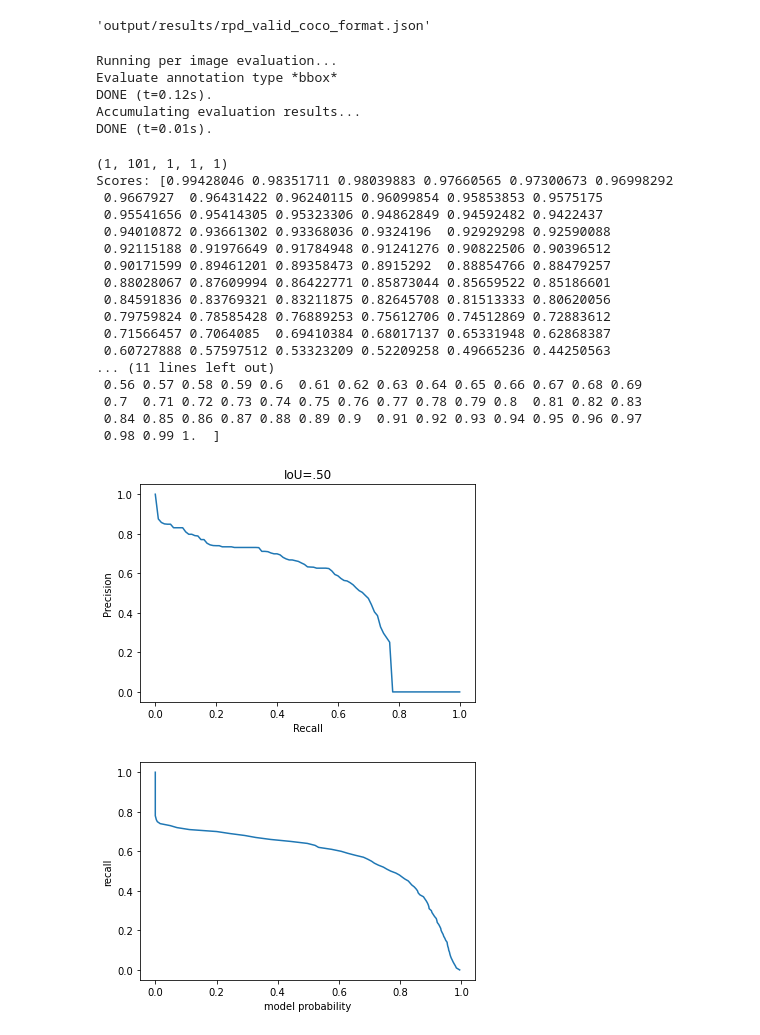
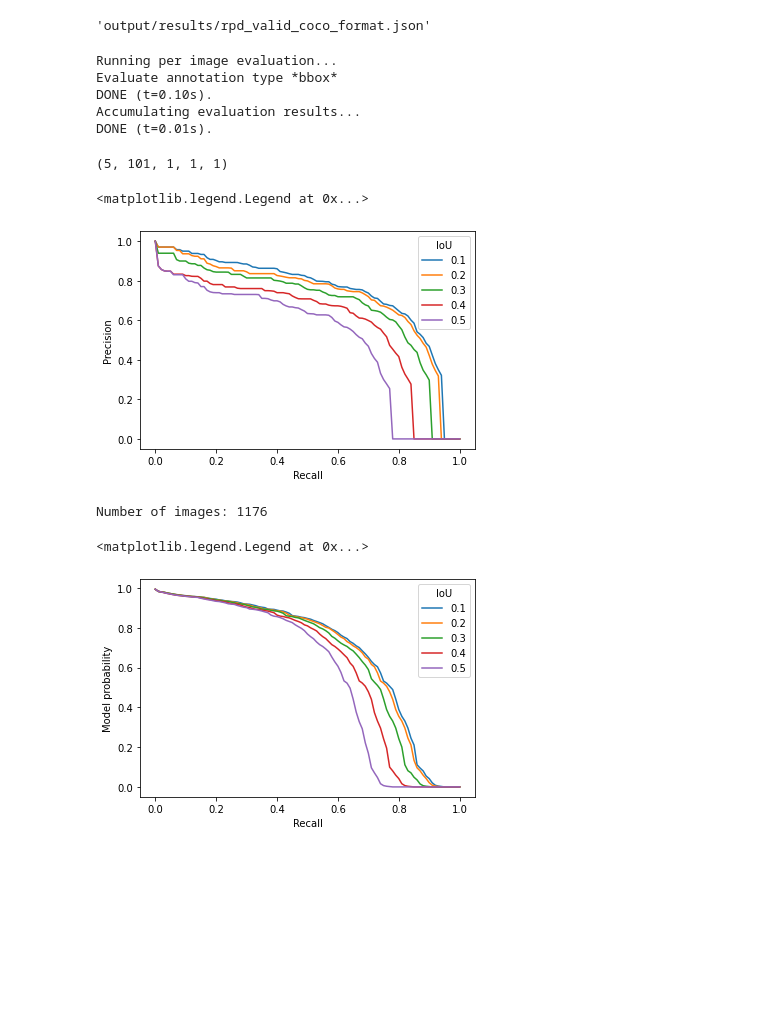
Before and after one commit to uw-biomedical-ml/detectron2-rpd-yb, a Jupyter notebook: run_inference_dataset.ipynb, the cells around one changed output. Saved outputs shown, nothing was run; the diff lists cells and outputs as text; code cells hidden in the pictures; blank space fills up the shorter version.

```diff
--- a/run_inference_dataset.ipynb
+++ b/run_inference_dataset.ipynb
@@ -113,10 +128,10 @@ MetadataCatalog.get('rpd_valid').json_file
 from pycocotools.cocoeval import COCOeval
 mycoco = COCOeval(myeval._coco_api,cocoDt,iouType ='bbox')
 # %%
-mycoco.params.iouThrs = [.5]
+mycoco.params.iouThrs = np.arange(.10,.6,.1)
 #mycoco.params.recThrs = [0,.5,.75,1]
 mycoco.params.maxDets = [100]
-#mycoco.params.imgIds=[inputs[0]['image_id']]
+#mycoco.params.imgIds=[imgId]
 mycoco.params.areaRng = [[0, 10000000000.0]]
 
 mycoco.evaluate()
@@ -124,55 +139,50 @@ mycoco.accumulate()
 # %% [output]
 Running per image evaluation...
 Evaluate annotation type *bbox*
-DONE (t=0.12s).
+DONE (t=0.10s).
 Accumulating evaluation results...
 DONE (t=0.01s).
 # %%
 print(mycoco.eval['precision'].shape) #[T,R,K,A,M] parameter dims
 # "imgIds": [all] N img ids to use for evaluation
 # "catIds": [all] K cat ids to use for evaluation
 # "iouThrs": [.5:.05:.95] T=10 IoU thresholds for evaluation #this many PR curves to average over
 # "recThrs": [0:.01:1] R=101 recall thresholds for evaluation #count precision at these points on curve
 # "areaRng": [all,small,medium,large] A=4 area ranges for evaluation
 # "maxDets": [1 10 100] M=3 thresholds on max detections per image
-pr = mycoco.eval['precision'][0, #iouthresh
+pr = mycoco.eval['precision'][:, #iouthresh
                          :, #recall level
                          0, #catagory
                          0, #area range
                          0] #max detections per image
 rc = mycoco.params.recThrs
-plt.plot(rc,pr)
+iou = mycoco.params.iouThrs
+
+for i in range(len(iou)):
+    plt.plot(rc,pr[i],label = '{:.2}'.format(iou[i]))
 plt.xlabel('Recall')
 plt.ylabel('Precision')
-plt.title('IoU=.50')
-
-scores = mycoco.eval['scores'][0,:,0,0,0]
-print('Scores:',scores)
-print('Number of images:',len(mycoco.params.imgIds))
-plt.figure()
-plt.plot(scores,rc)
-plt.xlabel('model probability')
-plt.ylabel('recall')
-print(rc)
+plt.title('')
+plt.legend(title='IoU')
 # %% [output]
-(1, 101, 1, 1, 1)
-Scores: [0.99428046 0.98351711 0.98039883 0.97660565 0.97300673 0.96998292
- 0.9667927  0.96431422 0.96240115 0.96099854 0.95853853 0.9575175
- 0.95541656 0.95414305 0.95323306 0.94862849 0.94592482 0.9422437
- 0.94010872 0.93661302 0.93368036 0.9324196  0.92929298 0.92590088
- 0.92115188 0.91976649 0.91784948 0.91241276 0.90822506 0.90396512
- 0.90171599 0.89461201 0.89358473 0.8915292  0.88854766 0.88479257
- 0.88028067 0.87609994 0.86422771 0.85873044 0.85659522 0.85186601
- 0.84591836 0.83769321 0.83211875 0.82645708 0.81513333 0.80620056
- 0.79759824 0.78585428 0.76889253 0.75612706 0.74512869 0.72883612
- 0.71566457 0.7064085  0.69410384 0.68017137 0.65331948 0.62868387
- 0.60727888 0.57597512 0.53323209 0.52209258 0.49665236 0.44250563
-... (11 lines left out)
- 0.56 0.57 0.58 0.59 0.6  0.61 0.62 0.63 0.64 0.65 0.66 0.67 0.68 0.69
- 0.7  0.71 0.72 0.73 0.74 0.75 0.76 0.77 0.78 0.79 0.8  0.81 0.82 0.83
- 0.84 0.85 0.86 0.87 0.88 0.89 0.9  0.91 0.92 0.93 0.94 0.95 0.96 0.97
- 0.98 0.99 1.  ]
+(5, 101, 1, 1, 1)
+<matplotlib.legend.Legend at 0x...>
-[figure, old version]
+[figure, new version]
-[figure, removed]
+# %%
+
+scores = mycoco.eval['scores'][:,:,0,0,0]
+#print('Scores:',scores)
+print('Number of images:',len(mycoco.params.imgIds))
+plt.figure()
+for i in range(len(iou)):
+    plt.plot(rc,scores[i],label = '{:.2}'.format(iou[i]))
+plt.ylabel('Model probability')
+plt.xlabel('Recall')
+plt.legend(title='IoU')
+#print(rc)
+# %% [output]
+Number of images: 1176
+<matplotlib.legend.Legend at 0x...>
+[figure, added]
 # %%
 #FP rate, 1 RPD in image = FP
```
Also changed, not shown: parts of 14 cells of this notebook, 2 other files.
